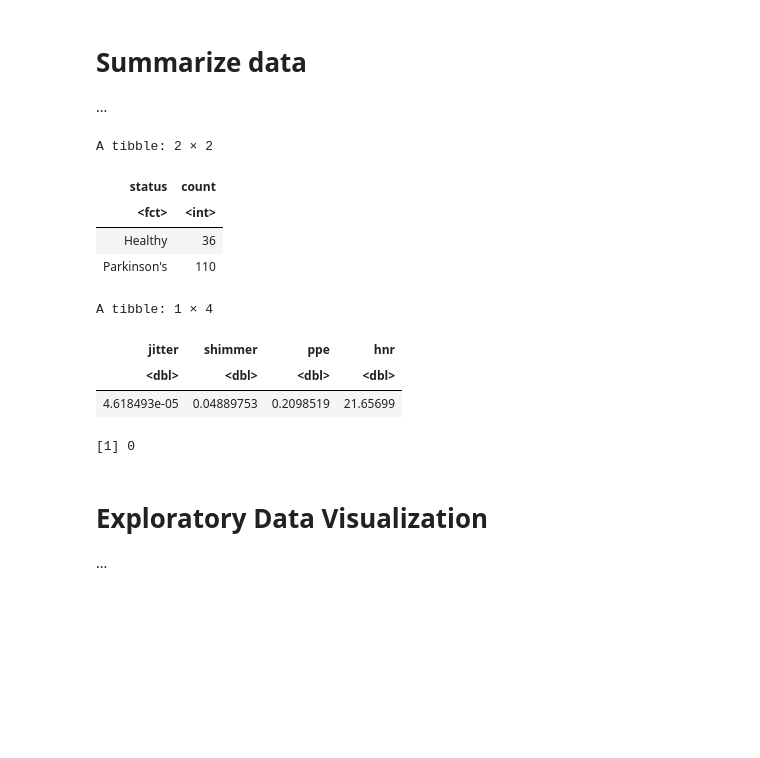
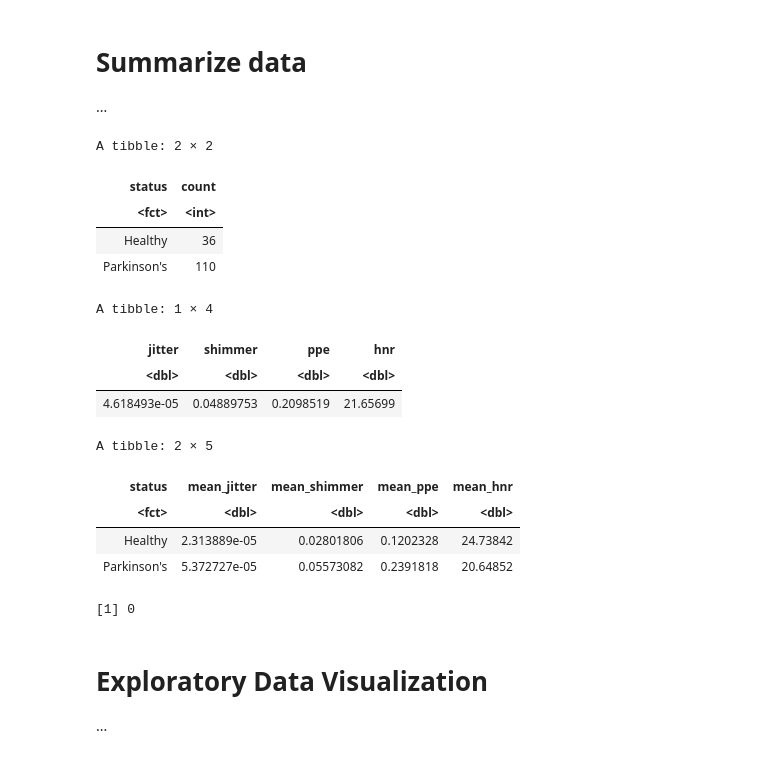
Before and after one commit to naomichoong/ds_project, a Jupyter notebook: Group 6 Project Report.ipynb, the cells around one changed output. Cells and saved outputs as stored; diff of their text form; code cells hidden in the pictures; blank space fills up the shorter version.

Commit message:
Added comparison means table

```diff
--- a/Group 6 Project Report.ipynb
+++ b/Group 6 Project Report.ipynb
@@ -95,31 +108,45 @@ parkinsons_test <- testing(parkinsons_split)
 # %%
 # summary statistics of training data
 
 parkinsons_count <- parkinsons_train |>
     group_by(status) |>
     summarise(count = n())
 
 parkinsons_count
 
 parkinsons_mean <- parkinsons_train |>
     select(jitter, shimmer, ppe, hnr) |>
     map_df(mean)
 
 parkinsons_mean
 
+comparison_mean <- parkinsons_train |>
+    group_by(status) |>
+    summarize(mean_jitter = mean(jitter),
+           mean_shimmer = mean(shimmer),
+           mean_ppe = mean(ppe),
+           mean_hnr = mean(hnr))
+
+comparison_mean
+
 parkinsons_missing <- sum(is.na(parkinsons_train))
 parkinsons_missing
 # %% [output]
 A tibble: 2 × 2
 | status | count |
 | <fct> | <int> |
 | Healthy | 36 |
 | Parkinson's | 110 |
 A tibble: 1 × 4
 | jitter | shimmer | ppe | hnr |
 | <dbl> | <dbl> | <dbl> | <dbl> |
 | 4.618493e-05 | 0.04889753 | 0.2098519 | 21.65699 |
-[1] 0
+A tibble: 2 × 5
+| status | mean_jitter | mean_shimmer | mean_ppe | mean_hnr |
+| <fct> | <dbl> | <dbl> | <dbl> | <dbl> |
+| Healthy | 2.313889e-05 | 0.02801806 | 0.1202328 | 24.73842 |
+| Parkinson's | 5.372727e-05 | 0.05573082 | 0.2391818 | 20.64852 |
+[1] 0
 # %% [markdown]
 # Exploratory Data Visualization
 ...
```
Also changed, not shown: parts of 1 cell of this notebook.
